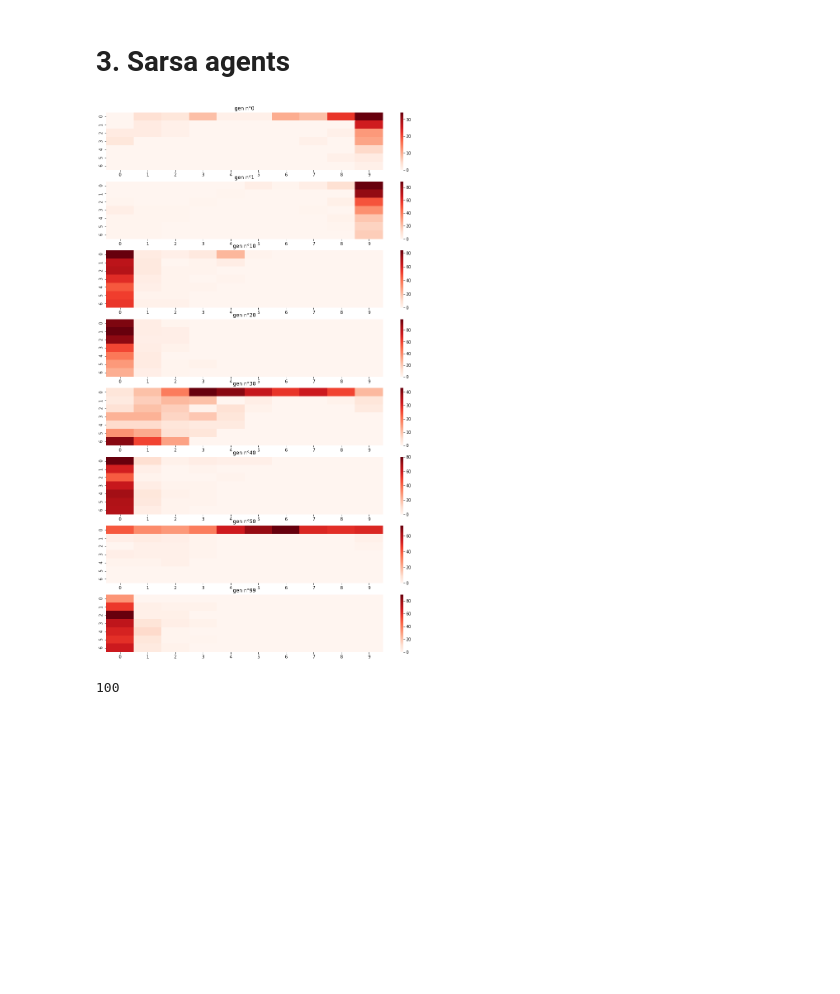
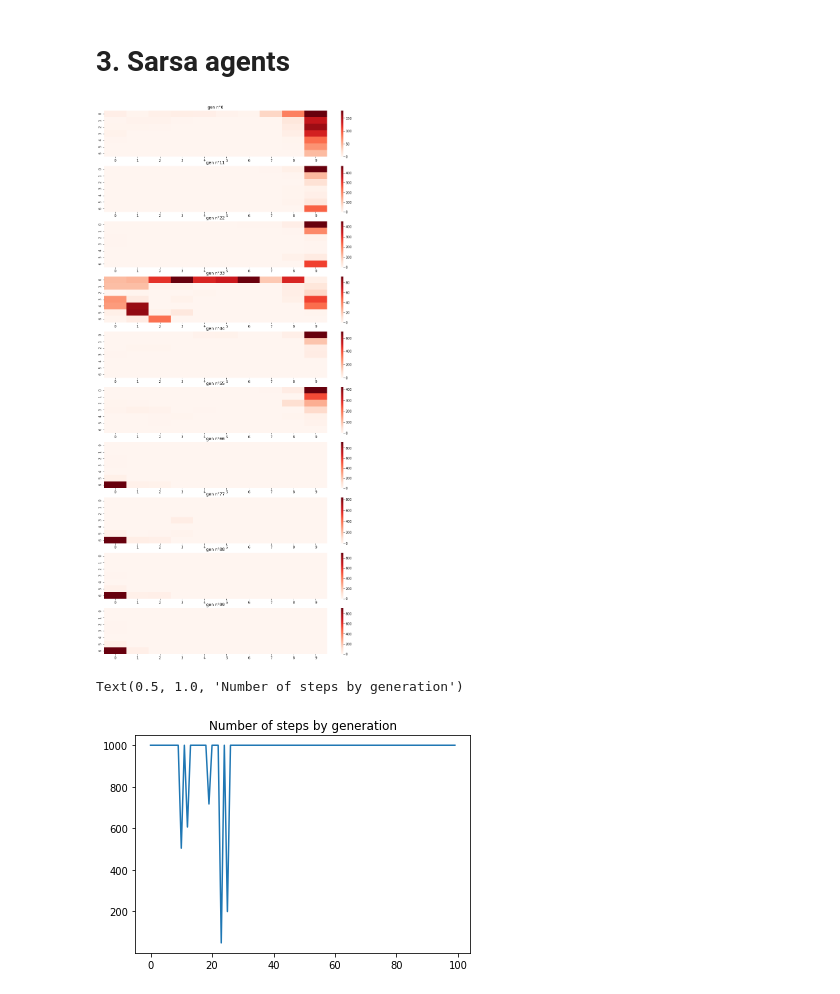
Before and after one commit to klegoff/windEnv, a Jupyter notebook: wind_notebook.ipynb, the cells around one changed output. Drawn from its saved outputs; the diff is of its cells as text; code cells hidden in the pictures; blank space fills up the shorter version.

```diff
--- a/wind_notebook.ipynb
+++ b/wind_notebook.ipynb
@@ -120,13 +121,13 @@ q= None
 q_list = []
 states_historic=[]
 step_historic = []
-for n in range(500):
+for n in range(100):
     agent = sarsa_agent(epsilon, env,gamma,alpha,q)
     init_states = np.array([env.start, agent.state])
     train_states, step = train_agent(agent,max_step, env,get_historic=True)
     states = np.concatenate([init_states, train_states])
 
-    states_historic.append(states)
+    states_historic.append(copy.deepcopy(states))
     step_historic.append(step)
 
 
@@ -136,7 +137,7 @@ for n in range(500):
     #agent.show(env)
 # %%
 # Here we vizualize which location are visited by the chosen individuals
-gen_to_show =[0,1,10,20,30,40,50,99]
+gen_to_show = [int(elem) for elem in np.linspace(0,N_gen-1,N_to_show)]
 red_states_historic = [states_historic[i] for i in gen_to_show]
 fig, axes = plt.subplots(len(red_states_historic),figsize=(15,15*len(red_states_historic)//5))
 
@@ -144,8 +145,10 @@ for i in range(len(gen_to_show)):
     axes[i] = vizualize_moves(red_states_historic[i],axes[i])
     axes[i].set_title("gen n°" + str(gen_to_show[i]))
 # %% [output]
-[figure, old version]
+[figure, new version]
-# %%
-N_gen
-# %% [output]
-100
+# %%
+#Show the evolution of the number of steps made by the agent of each generation
+sns.lineplot(list(range(N_gen)), step_historic).set_title("Number of steps by generation")
+# %% [output]
+Text(0.5, 1.0, 'Number of steps by generation')
+[figure, added]
```
Also changed, not shown: parts of 4 cells of this notebook.
